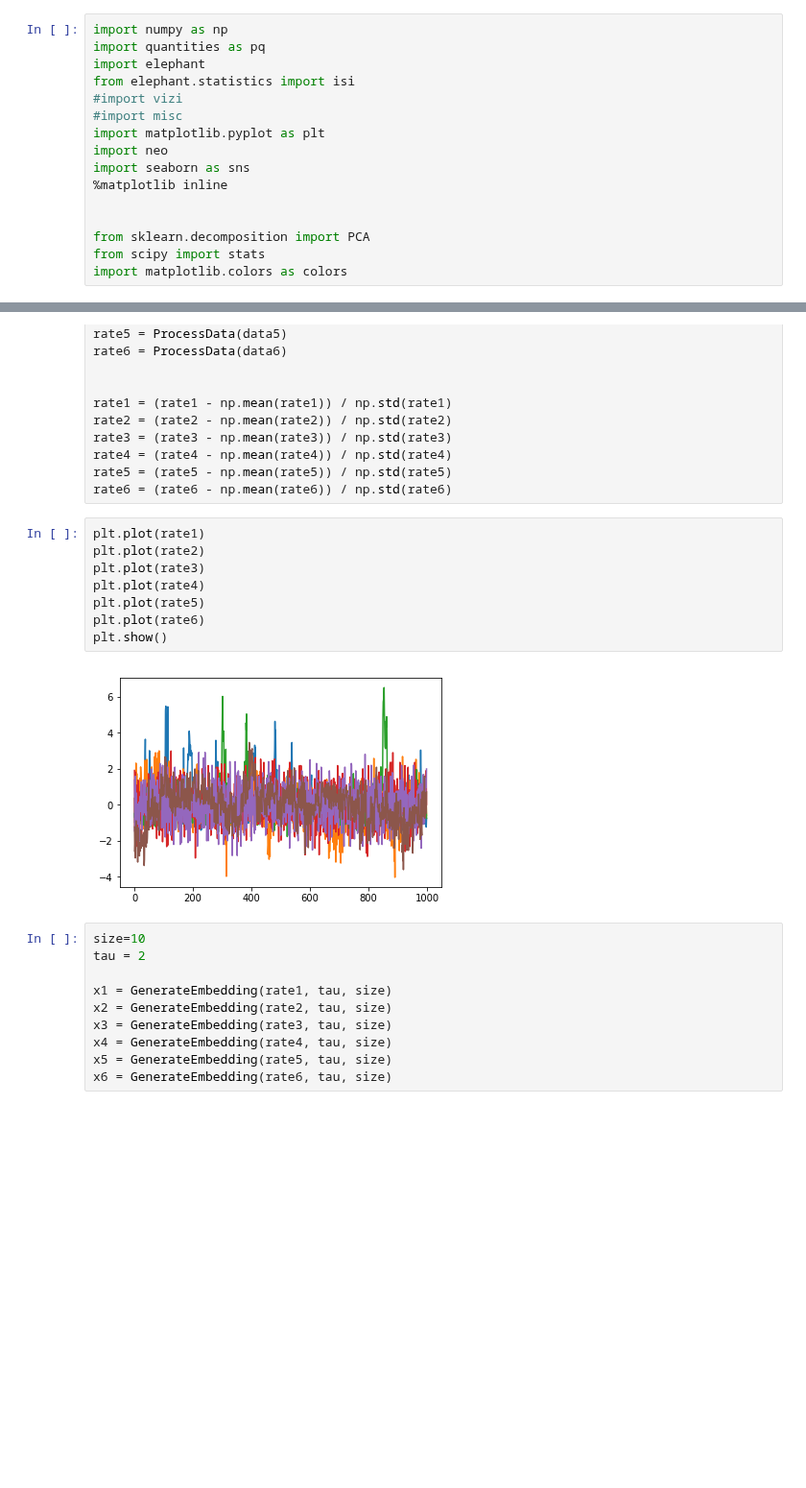
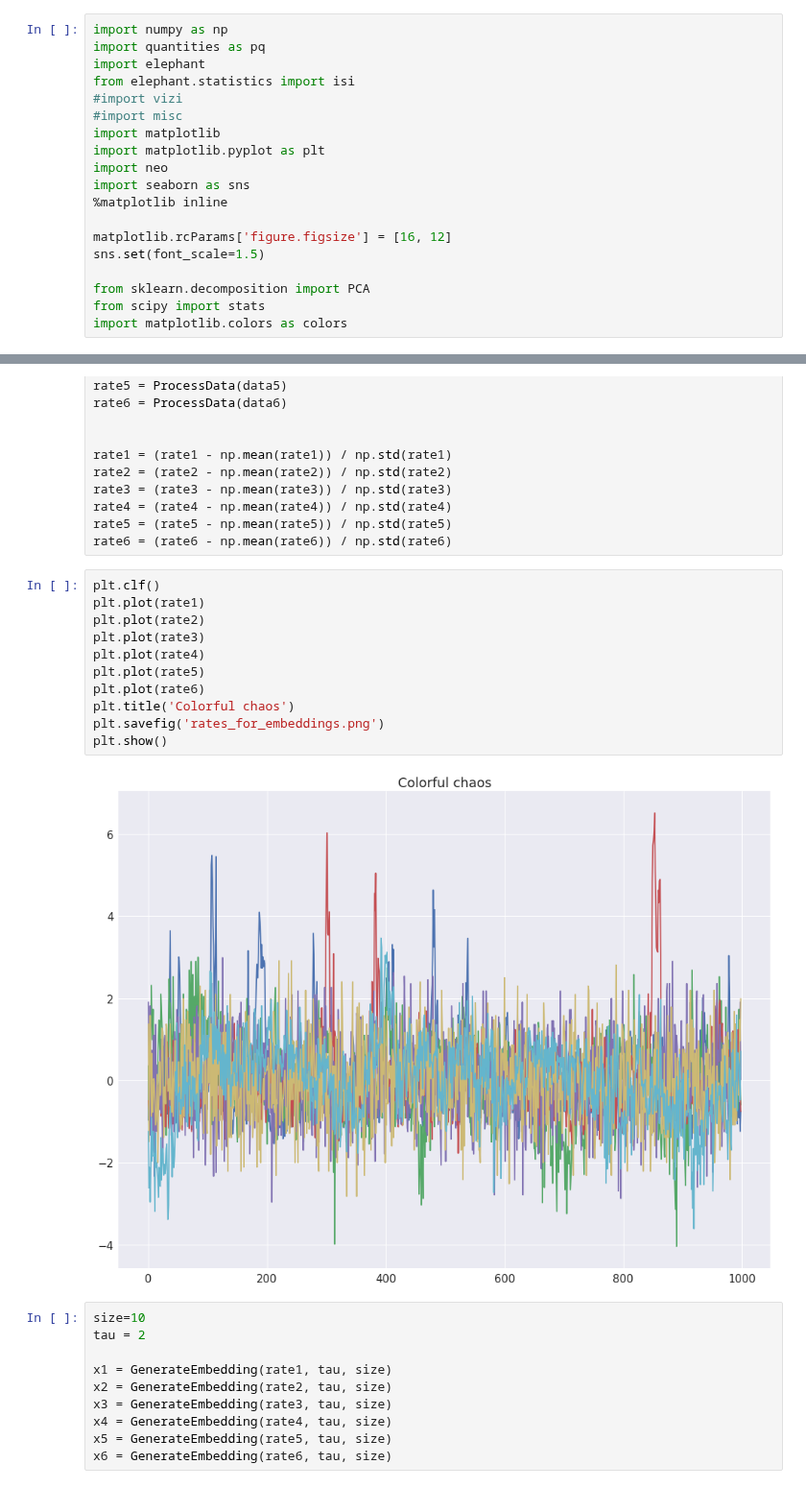
Before and after one commit to Mikkolehtimaki/eitn_model_validation, a Jupyter notebook: Attractor.ipynb, the cells around one changed output, grey strips where cells are left out. Shown at 96% size. Cells and saved outputs as stored; diff of their text form; blank space fills up the shorter version.

Commit message:
Add plot savings to notebooks

```diff
--- a/Attractor.ipynb
+++ b/Attractor.ipynb
@@ -5,11 +5,14 @@ import elephant
 from elephant.statistics import isi
 #import vizi
 #import misc
+import matplotlib
 import matplotlib.pyplot as plt
 import neo
 import seaborn as sns
 %matplotlib inline
 
+matplotlib.rcParams['figure.figsize'] = [16, 12]
+sns.set(font_scale=1.5)
 
 from sklearn.decomposition import PCA
 from scipy import stats
@@ -50,15 +53,18 @@ rate4 = (rate4 - np.mean(rate4)) / np.std(rate4)
 rate5 = (rate5 - np.mean(rate5)) / np.std(rate5)
 rate6 = (rate6 - np.mean(rate6)) / np.std(rate6)
 # %%
+plt.clf()
 plt.plot(rate1)
 plt.plot(rate2)
 plt.plot(rate3)
 plt.plot(rate4)
 plt.plot(rate5)
 plt.plot(rate6)
+plt.title('Colorful chaos')
+plt.savefig('rates_for_embeddings.png')
 plt.show()
 # %% [output]
-[figure, old version]
+[figure, new version]
 # %%
 size=10
 tau = 2
```
Also changed, not shown: parts of 4 cells of this notebook, 4 other files.
